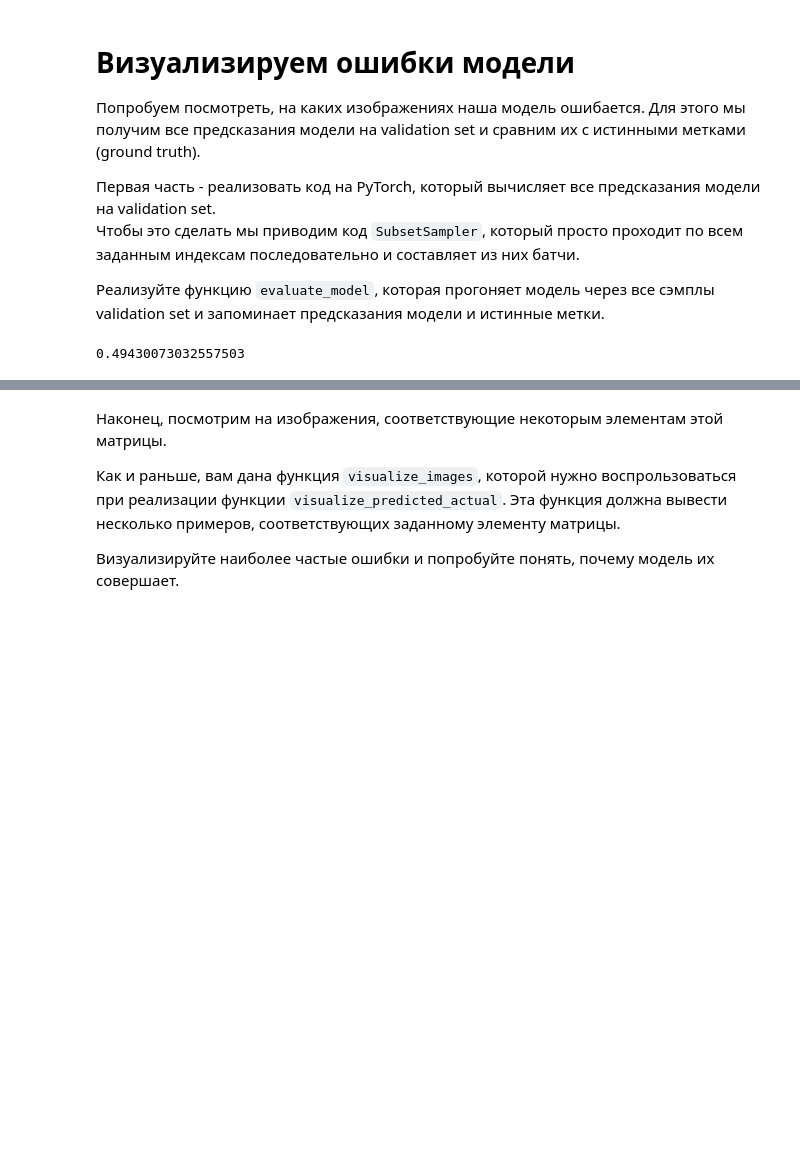
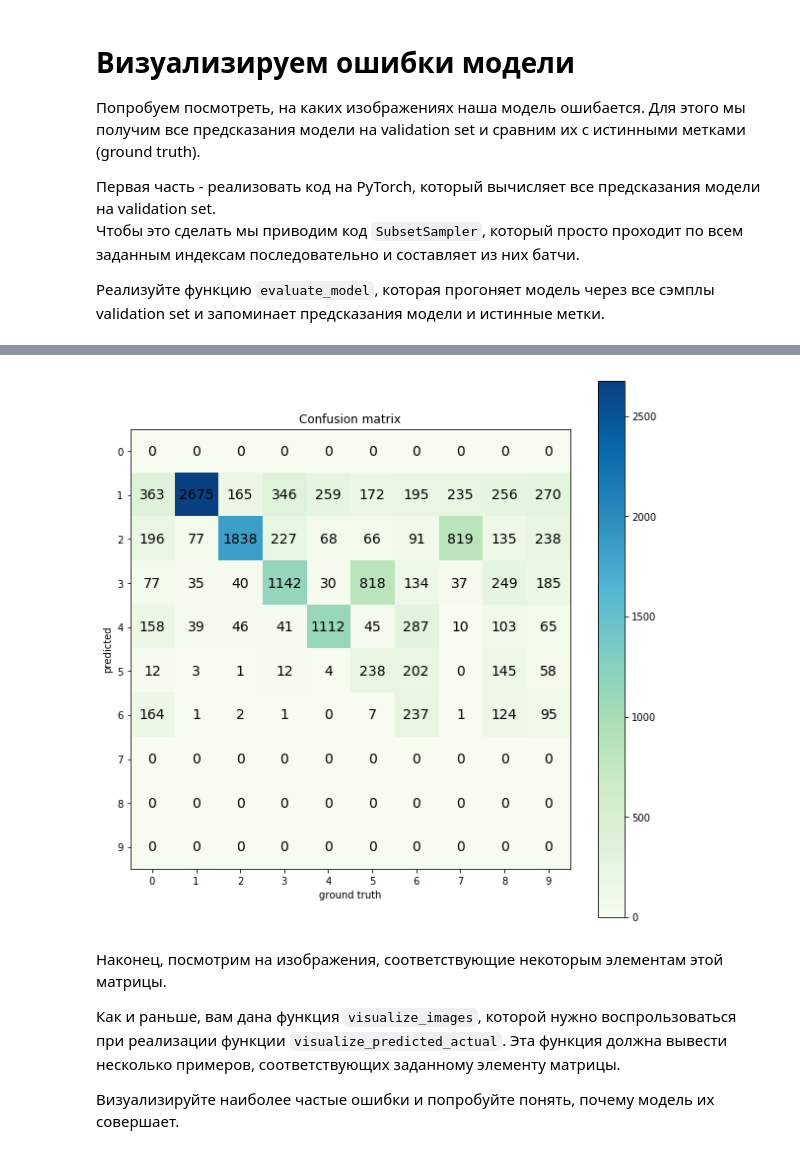
Before and after one commit to shereshevskiy/dlcourse_ai, a Jupyter notebook: assignments/assignment2/PyTorch.ipynb, the cells around one changed output, grey strips where cells are left out. Cells and saved outputs as stored; diff of their text form; code cells hidden in the pictures; blank space fills up the shorter version.

```diff
--- a/assignments/assignment2/PyTorch.ipynb
+++ b/assignments/assignment2/PyTorch.ipynb
@@ -351,6 +351,9 @@ def evaluate_model(model, dataset, indices):
         predictions.extend(list(indices.numpy()))
         ground_truth.extend(list(y.numpy()))
 
+    predictions = np.array(predictions)
+    ground_truth = np.array(ground_truth)
+
     return predictions, ground_truth
 
 # Evaluate model on validation
@@ -361,6 +364,4 @@ assert gt[100] == data_train[val_indices[100]][1]
 assert np.any(np.not_equal(gt, predictions))
 # %%
 # my added checking
-np.sum(np.array(predictions) == np.array(gt)) / len(predictions)
+assert np.sum(np.array(predictions) == np.array(gt)) / len(predictions) == val_history[-1]
-# %% [output]
-0.49430073032557503
@@ -411,35 +393,44 @@ def visualize_confusion_matrix(confusion_matrix):
     assert confusion_matrix.shape[0] == confusion_matrix.shape[1]
     size = confusion_matrix.shape[0]
     fig = plt.figure(figsize=(10,10))
     plt.title("Confusion matrix")
     plt.ylabel("predicted")
     plt.xlabel("ground truth")
     res = plt.imshow(confusion_matrix, cmap='GnBu', interpolation='nearest')
     cb = fig.colorbar(res)
     plt.xticks(np.arange(size))
     plt.yticks(np.arange(size))
     for i, row in enumerate(confusion_matrix):
         for j, count in enumerate(row):
             plt.text(j, i, count, fontsize=14, horizontalalignment='center', verticalalignment='center')
 
 def build_confusion_matrix(predictions, ground_truth):
     """
     Builds confusion matrix from predictions and ground truth
 
     predictions: np array of ints, model predictions for all validation samples
     ground_truth: np array of ints, ground truth for all validation samples
 
     Returns:
     np array of ints, (10,10), counts of samples for predicted/ground_truth classes
     """
 
-    confusion_matrix = np.zeros((10,10), np.int)
+    num_class = 10
+    confusion_matrix = np.zeros((num_class, num_class), np.int)
+
+    for i in range(num_class):
+        for j in range(num_class):
+            confusion_matrix[i, j] = np.sum(predictions[ground_truth == j] == i)
+#             confusion_matrix[i, j] = np.sum((ground_truth == j) & (predictions == i))  # alternative variant
 
     # TODO: Implement filling the prediction matrix
-    return np.array([[40, 2, 3], [10, 50,0], [0, 2, 80]])
+#     return np.array([[40, 2, 3], [10, 50,0], [0, 2, 80]])
+    return confusion_matrix
 
 confusion_matrix = build_confusion_matrix(predictions, gt)
 visualize_confusion_matrix(confusion_matrix)
+# %% [output]
+[figure, added]
 # %% [markdown]
 Наконец, посмотрим на изображения, соответствующие некоторым элементам этой матрицы.
 
```
Also changed, not shown: parts of 4 cells of this notebook.
